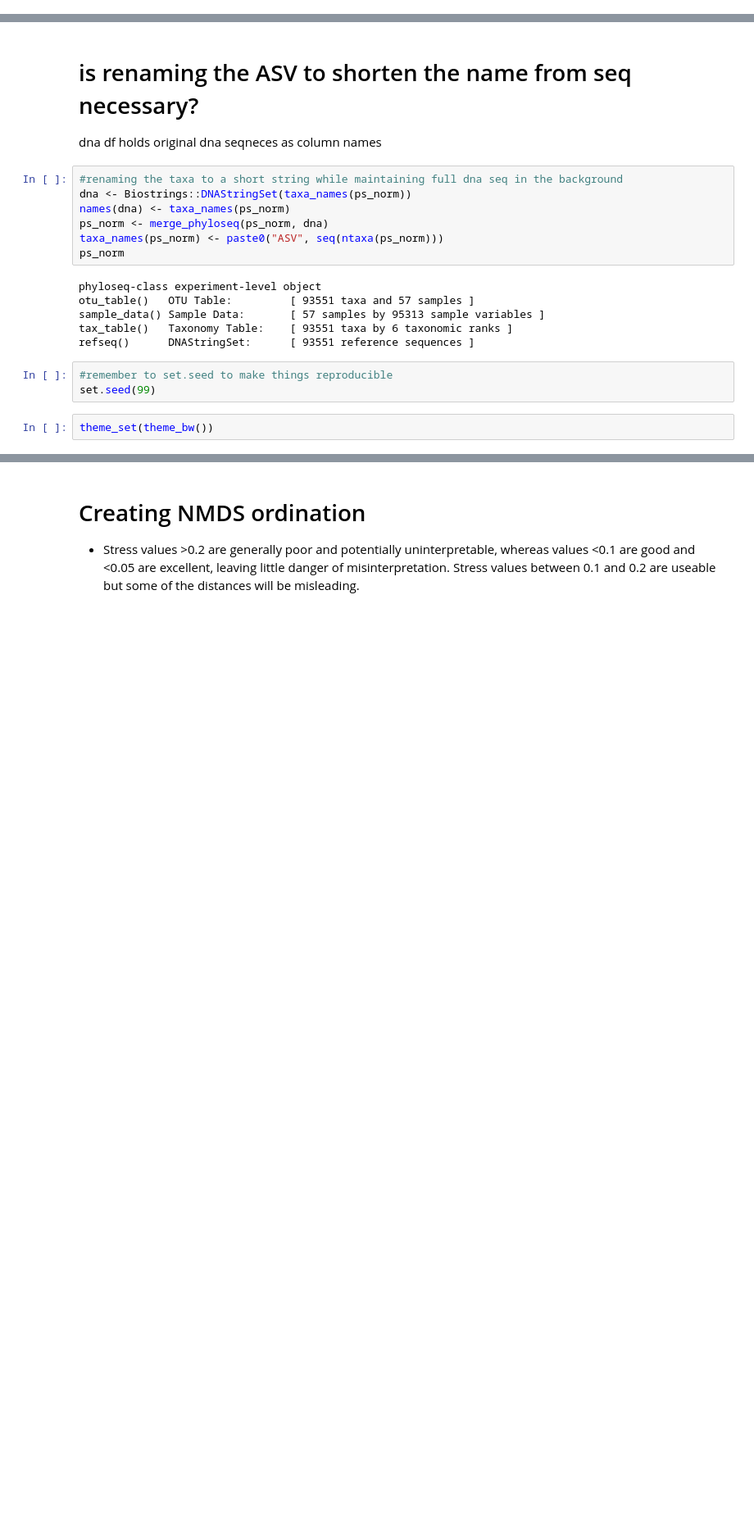
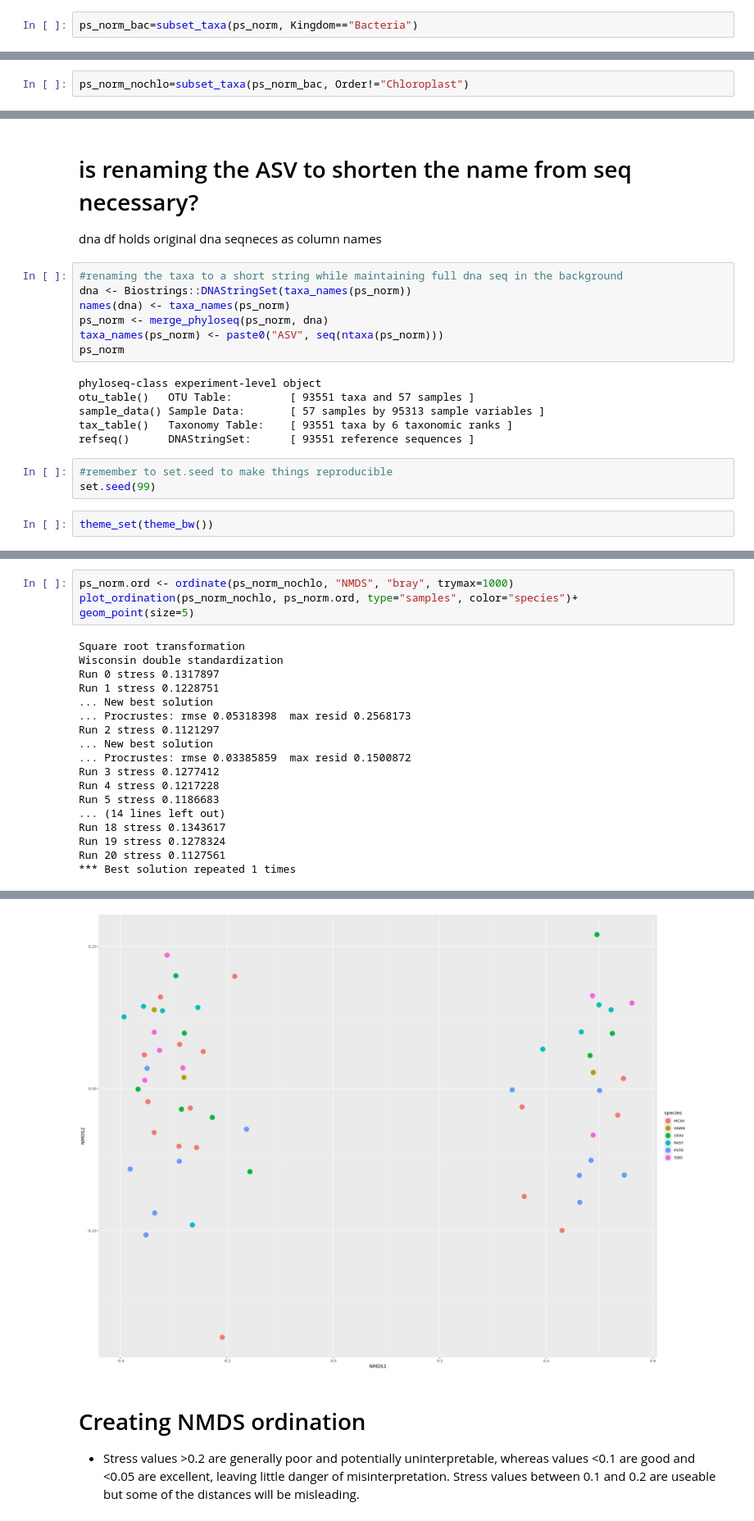
Before and after one commit to cdesouza02/BEL_16S_output, a Jupyter notebook: vegan_wip.ipynb, the cells around one changed output, grey strips where cells are left out. Shown at 82% size. Drawn from its saved outputs; the diff is of its cells as text; blank space fills up the shorter version.

Commit message:
taxa meeting with sarah

```diff
--- a/vegan_wip.ipynb
+++ b/vegan_wip.ipynb
@@ -40,0 +66,2 @@ ps_norm = transform_sample_counts(ps, function(x) 1E6 * x / sum(x))
+# %%
+ps_norm_bac=subset_taxa(ps_norm, Kingdom=="Bacteria")
@@ -40,0 +75,2 @@ ps_norm = transform_sample_counts(ps, function(x) 1E6 * x / sum(x))
+# %%
+ps_norm_nochlo=subset_taxa(ps_norm_bac, Order!="Chloroplast")
@@ -61,0 +108,22 @@ theme_set(theme_bw())
+# %%
+ps_norm.ord <- ordinate(ps_norm_nochlo, "NMDS", "bray", trymax=1000)
+plot_ordination(ps_norm_nochlo, ps_norm.ord, type="samples", color="species")+
+geom_point(size=5)
+# %% [output]
+Square root transformation
+Wisconsin double standardization
+Run 0 stress 0.1317897
+Run 1 stress 0.1228751
+... New best solution
+... Procrustes: rmse 0.05318398  max resid 0.2568173
+Run 2 stress 0.1121297
+... New best solution
+... Procrustes: rmse 0.03385859  max resid 0.1500872
+Run 3 stress 0.1277412
+Run 4 stress 0.1217228
+Run 5 stress 0.1186683
+... (14 lines left out)
+Run 18 stress 0.1343617
+Run 19 stress 0.1278324
+Run 20 stress 0.1127561
+*** Best solution repeated 1 times
@@ -62,3 +132,4 @@ theme_set(theme_bw())
+[figure, added]
 # %% [markdown]
 # Creating NMDS ordination
 - Stress values >0.2 are generally poor and potentially uninterpretable, whereas values <0.1 are good and <0.05 are excellent, leaving little danger of misinterpretation. Stress values between 0.1 and 0.2 are useable but some of the distances will be misleading.
```
Also changed, not shown: parts of 23 cells of this notebook.
